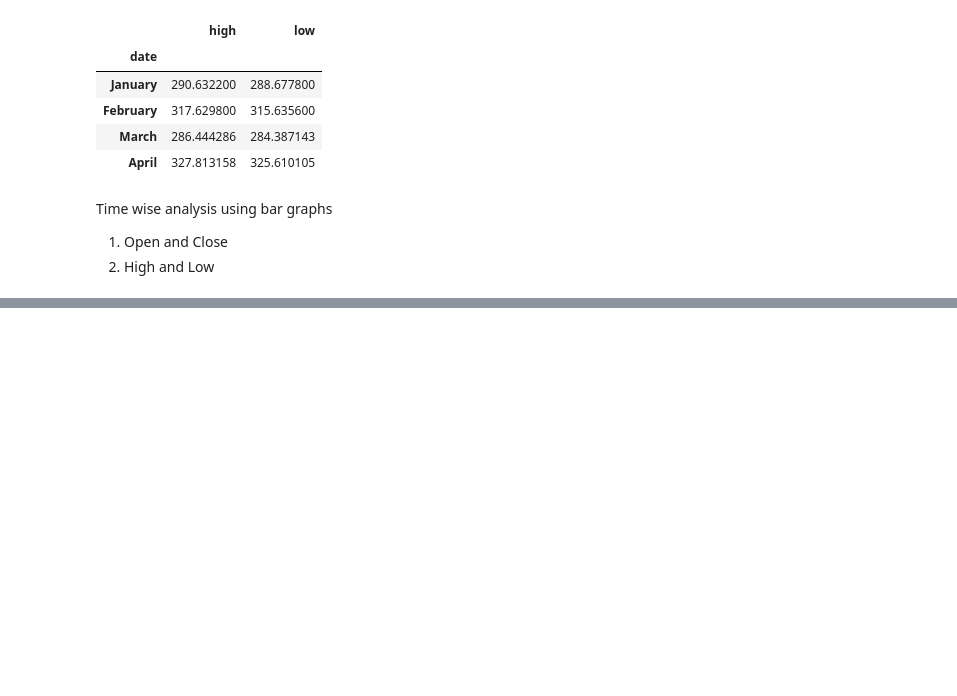
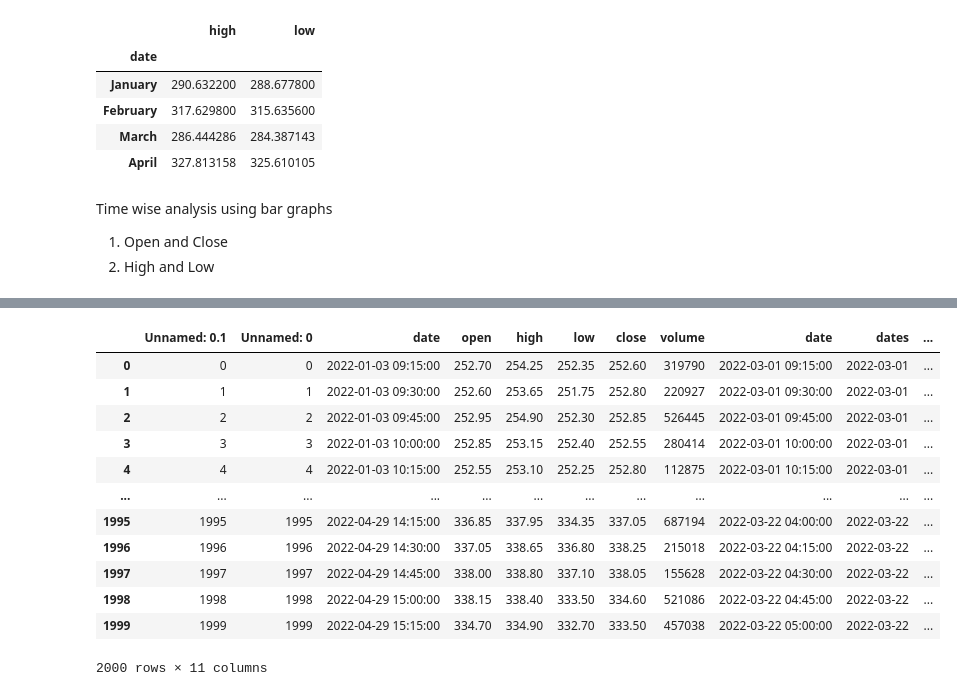
Before and after one commit to anjaliagarwal152615/stock_pred, a Jupyter notebook: stock_prediction.ipynb, the cells around one changed output, grey strips where cells are left out. Saved outputs shown, nothing was run; the diff lists cells and outputs as text; code cells hidden in the pictures; blank space fills up the shorter version.

Commit message:
time analysis

```diff
--- a/stock_prediction.ipynb
+++ b/stock_prediction.ipynb
@@ -57,6 +57,8 @@ data_csv
 data_csv.shape
 # %% [output]
 (2000, 8)
+# %%
+data_set = data_csv
 # %%
 data_csv.info()
 # %% [output]
@@ -134,3 +136,8 @@ fig.show()
 Time wise analysis using bar graphs
 1. Open and Close
 2. High and Low
+# %%
+data = pd.DataFrame({'date': pd.date_range('2022-03-1 9:15:00', periods=2000, freq='15min')})
+data['dates'] = data['date'].dt.date
+data['time'] = data['date'].dt.time
+# data_csv['Open'] = data_csv['open'].add()
@@ -136,0 +176,22 @@ Time wise analysis using bar graphs
+# %%
+df1 = pd.DataFrame(data_set)
+# df1.head()
+df2 = pd.DataFrame(data)
+# df2.head()
+data_frame = pd.concat([df1, df2], axis=1)
+# %%
+data_frame
+# %% [output]
+|  | Unnamed: 0.1 | Unnamed: 0 | date | open | high | low | close | volume | date | dates | ... |
+| 0 | 0 | 0 | 2022-01-03 09:15:00 | 252.70 | 254.25 | 252.35 | 252.60 | 319790 | 2022-03-01 09:15:00 | 2022-03-01 | ... |
+| 1 | 1 | 1 | 2022-01-03 09:30:00 | 252.60 | 253.65 | 251.75 | 252.80 | 220927 | 2022-03-01 09:30:00 | 2022-03-01 | ... |
+| 2 | 2 | 2 | 2022-01-03 09:45:00 | 252.95 | 254.90 | 252.30 | 252.85 | 526445 | 2022-03-01 09:45:00 | 2022-03-01 | ... |
+| 3 | 3 | 3 | 2022-01-03 10:00:00 | 252.85 | 253.15 | 252.40 | 252.55 | 280414 | 2022-03-01 10:00:00 | 2022-03-01 | ... |
+| 4 | 4 | 4 | 2022-01-03 10:15:00 | 252.55 | 253.10 | 252.25 | 252.80 | 112875 | 2022-03-01 10:15:00 | 2022-03-01 | ... |
+| ... | ... | ... | ... | ... | ... | ... | ... | ... | ... | ... | ... |
+| 1995 | 1995 | 1995 | 2022-04-29 14:15:00 | 336.85 | 337.95 | 334.35 | 337.05 | 687194 | 2022-03-22 04:00:00 | 2022-03-22 | ... |
+| 1996 | 1996 | 1996 | 2022-04-29 14:30:00 | 337.05 | 338.65 | 336.80 | 338.25 | 215018 | 2022-03-22 04:15:00 | 2022-03-22 | ... |
+| 1997 | 1997 | 1997 | 2022-04-29 14:45:00 | 338.00 | 338.80 | 337.10 | 338.05 | 155628 | 2022-03-22 04:30:00 | 2022-03-22 | ... |
+| 1998 | 1998 | 1998 | 2022-04-29 15:00:00 | 338.15 | 338.40 | 333.50 | 334.60 | 521086 | 2022-03-22 04:45:00 | 2022-03-22 | ... |
+| 1999 | 1999 | 1999 | 2022-04-29 15:15:00 | 334.70 | 334.90 | 332.70 | 333.50 | 457038 | 2022-03-22 05:00:00 | 2022-03-22 | ... |
+2000 rows × 11 columns
```
Also changed, not shown: parts of 6 cells of this notebook.
